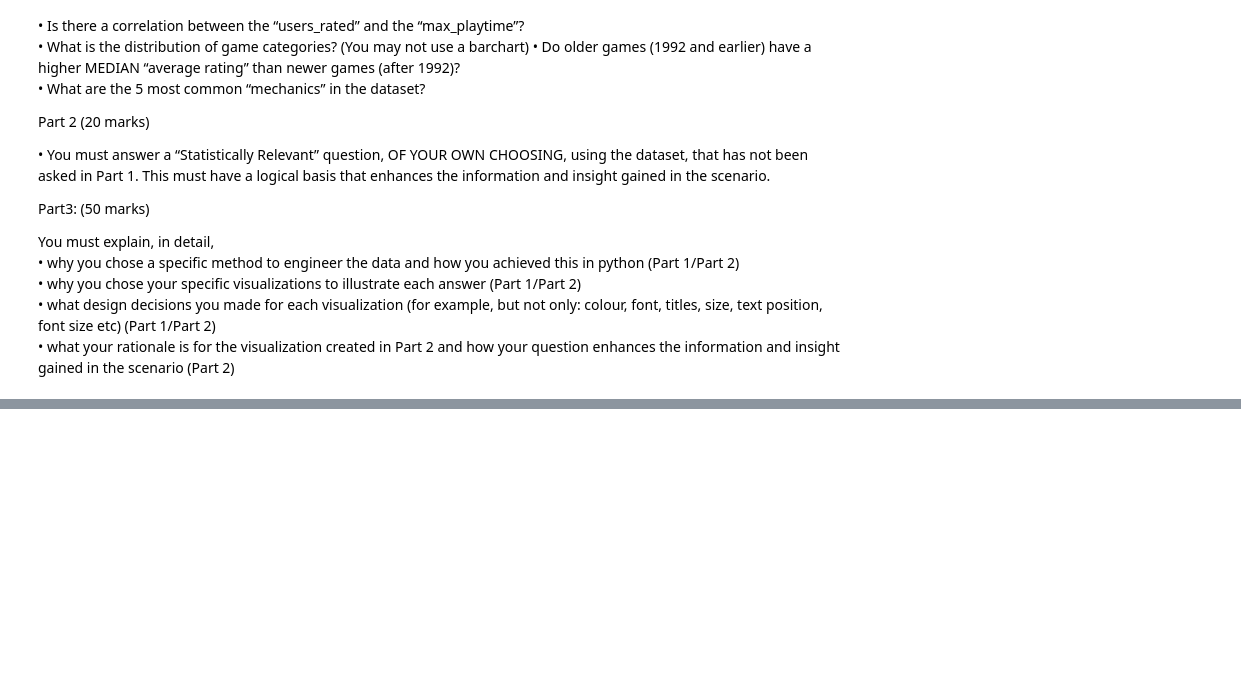
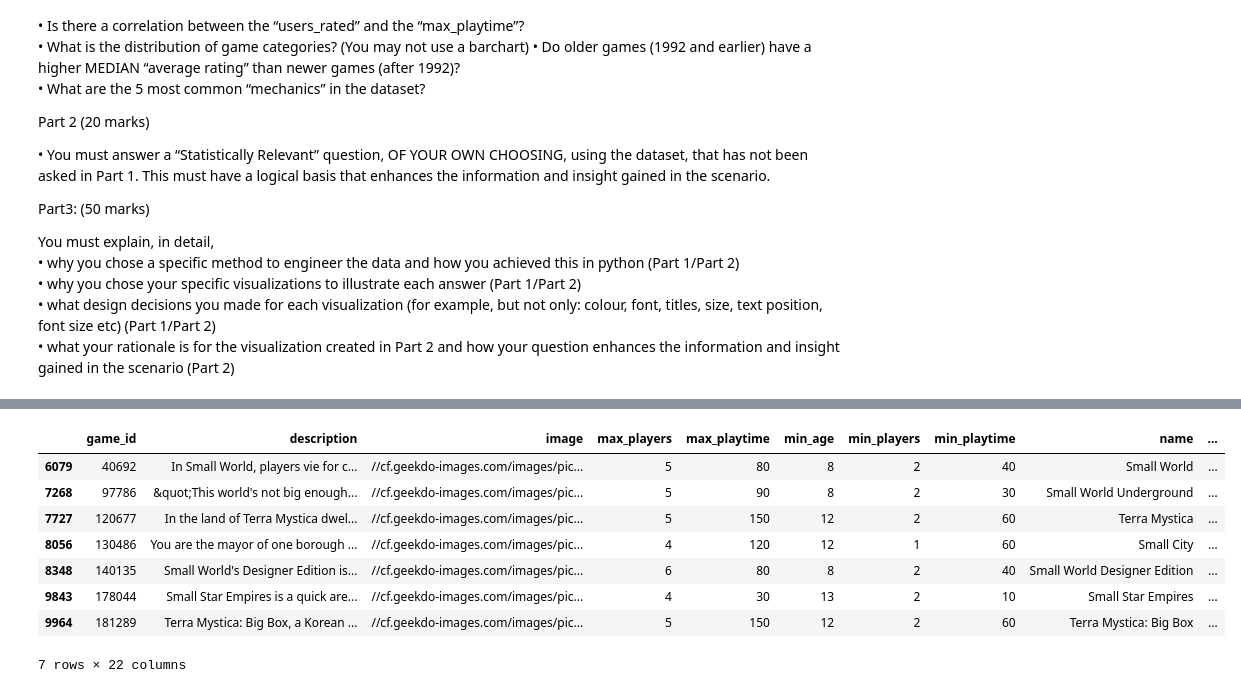
Before and after one commit to norodrigues111/Python-Data-Visualization-Board-Games, a Jupyter notebook: NataliaDeOliveiraRodrigues_DVisHDip_CA1.ipynb, the cells around one changed output, grey strips where cells are left out. Saved outputs shown, nothing was run; the diff lists cells and outputs as text; code cells hidden in the pictures; blank space fills up the shorter version.

```diff
--- a/NataliaDeOliveiraRodrigues_DVisHDip_CA1.ipynb
+++ b/NataliaDeOliveiraRodrigues_DVisHDip_CA1.ipynb
@@ -44,0 +172,13 @@ You must explain, in detail,
+# %%
+games_check=df[df['name'].str.startswith(('Terra Mystica','Small'))]
+games_check
+# %% [output]
+|  | game_id | description | image | max_players | max_playtime | min_age | min_players | min_playtime | name | ... |
+| 6079 | 40692 | In Small World, players vie for c... | //cf.geekdo-images.com/images/pic... | 5 | 80 | 8 | 2 | 40 | Small World | ... |
+| 7268 | 97786 | &quot;This world's not big enough... | //cf.geekdo-images.com/images/pic... | 5 | 90 | 8 | 2 | 30 | Small World Underground | ... |
+| 7727 | 120677 | In the land of Terra Mystica dwel... | //cf.geekdo-images.com/images/pic... | 5 | 150 | 12 | 2 | 60 | Terra Mystica | ... |
+| 8056 | 130486 | You are the mayor of one borough ... | //cf.geekdo-images.com/images/pic... | 4 | 120 | 12 | 1 | 60 | Small City | ... |
+| 8348 | 140135 | Small World's Designer Edition is... | //cf.geekdo-images.com/images/pic... | 6 | 80 | 8 | 2 | 40 | Small World Designer Edition | ... |
+| 9843 | 178044 | Small Star Empires is a quick are... | //cf.geekdo-images.com/images/pic... | 4 | 30 | 13 | 2 | 10 | Small Star Empires | ... |
+| 9964 | 181289 | Terra Mystica: Big Box, a Korean ... | //cf.geekdo-images.com/images/pic... | 5 | 150 | 12 | 2 | 60 | Terra Mystica: Big Box | ... |
+7 rows × 22 columns
```
Also changed, not shown: parts of 15 cells of this notebook.
